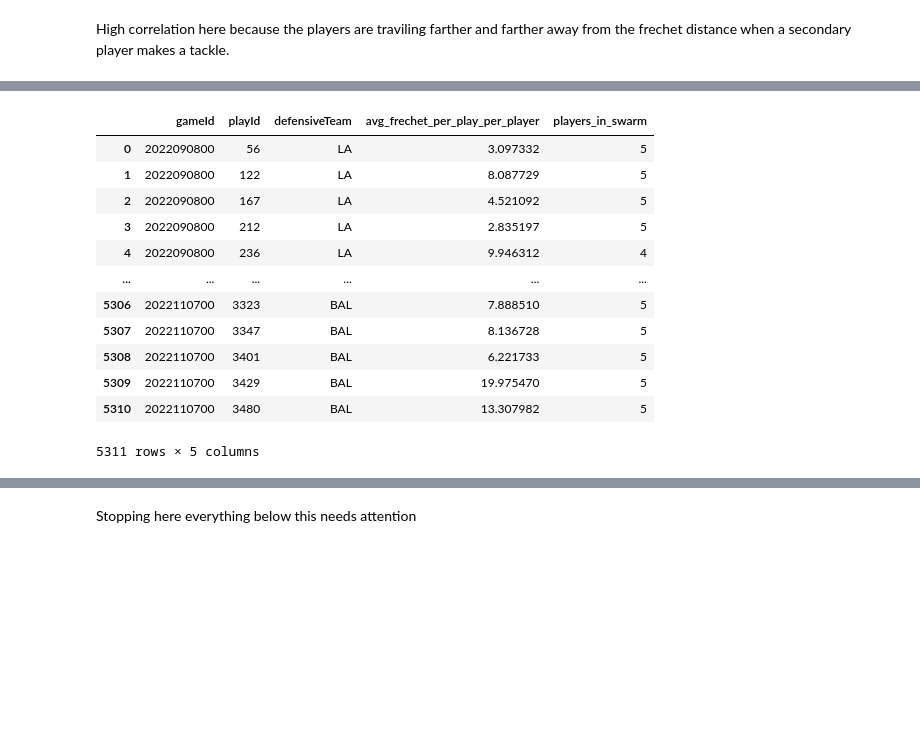
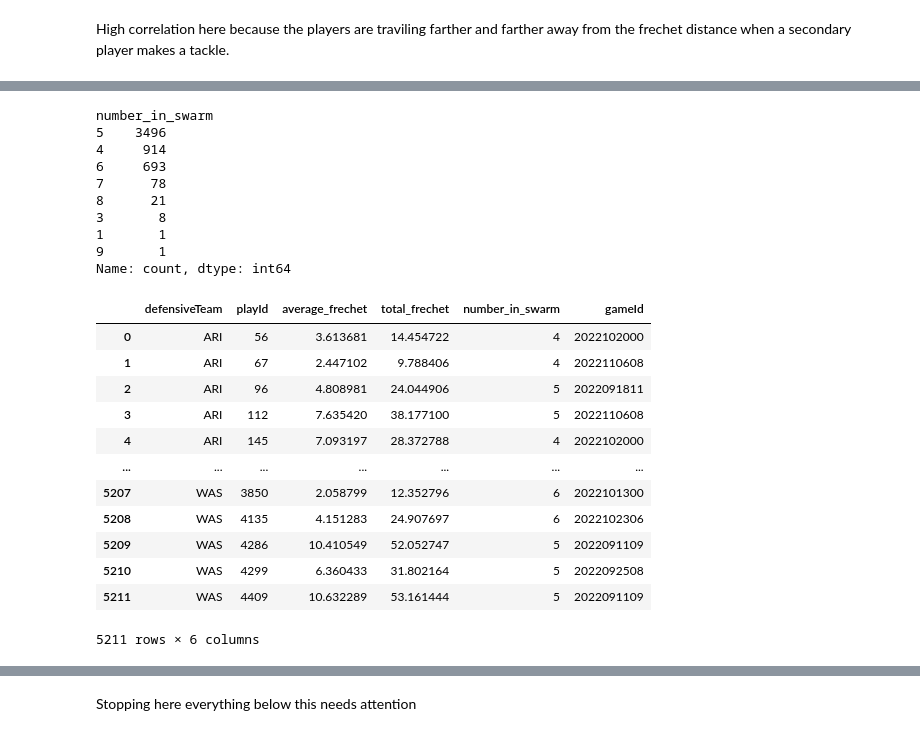
Before and after one commit to tbryan2/nfl-big-data-bowl-2024, a Jupyter notebook: notebooks/eda.ipynb, the cells around one changed output, grey strips where cells are left out. Saved outputs shown, nothing was run; the diff lists cells and outputs as text; code cells hidden in the pictures; blank space fills up the shorter version.

```diff
--- a/notebooks/eda.ipynb
+++ b/notebooks/eda.ipynb
@@ -186,17 +190,14 @@ team_level_agg = play_level_frechet_agg_team.groupby('defensiveTeam').agg(
 ).reset_index()
 # %%
-play_level_frechet_agg_team
+team_level_agg_per_play['number_in_swarm'].value_counts()
 # %% [output]
-|  | gameId | playId | defensiveTeam | avg_frechet_per_play_per_player | players_in_swarm |
-| 0 | 2022090800 | 56 | LA | 3.097332 | 5 |
-| 1 | 2022090800 | 122 | LA | 8.087729 | 5 |
-| 2 | 2022090800 | 167 | LA | 4.521092 | 5 |
-| 3 | 2022090800 | 212 | LA | 2.835197 | 5 |
-| 4 | 2022090800 | 236 | LA | 9.946312 | 4 |
-| ... | ... | ... | ... | ... | ... |
-| 5306 | 2022110700 | 3323 | BAL | 7.888510 | 5 |
-| 5307 | 2022110700 | 3347 | BAL | 8.136728 | 5 |
-| 5308 | 2022110700 | 3401 | BAL | 6.221733 | 5 |
-| 5309 | 2022110700 | 3429 | BAL | 19.975470 | 5 |
-| 5310 | 2022110700 | 3480 | BAL | 13.307982 | 5 |
-5311 rows × 5 columns
+number_in_swarm
+5    3496
+4     914
+6     693
+7      78
+8      21
+3       8
+1       1
+9       1
+Name: count, dtype: int64
@@ -202,0 +207,16 @@ play_level_frechet_agg_team
+# %%
+team_level_agg_per_play
+# %% [output]
+|  | defensiveTeam | playId | average_frechet | total_frechet | number_in_swarm | gameId |
+| 0 | ARI | 56 | 3.613681 | 14.454722 | 4 | 2022102000 |
+| 1 | ARI | 67 | 2.447102 | 9.788406 | 4 | 2022110608 |
+| 2 | ARI | 96 | 4.808981 | 24.044906 | 5 | 2022091811 |
+| 3 | ARI | 112 | 7.635420 | 38.177100 | 5 | 2022110608 |
+| 4 | ARI | 145 | 7.093197 | 28.372788 | 4 | 2022102000 |
+| ... | ... | ... | ... | ... | ... | ... |
+| 5207 | WAS | 3850 | 2.058799 | 12.352796 | 6 | 2022101300 |
+| 5208 | WAS | 4135 | 4.151283 | 24.907697 | 6 | 2022102306 |
+| 5209 | WAS | 4286 | 10.410549 | 52.052747 | 5 | 2022091109 |
+| 5210 | WAS | 4299 | 6.360433 | 31.802164 | 5 | 2022092508 |
+| 5211 | WAS | 4409 | 10.632289 | 53.161444 | 5 | 2022091109 |
+5211 rows × 6 columns
```
Also changed, not shown: parts of 35 cells of this notebook, 1 other file.
